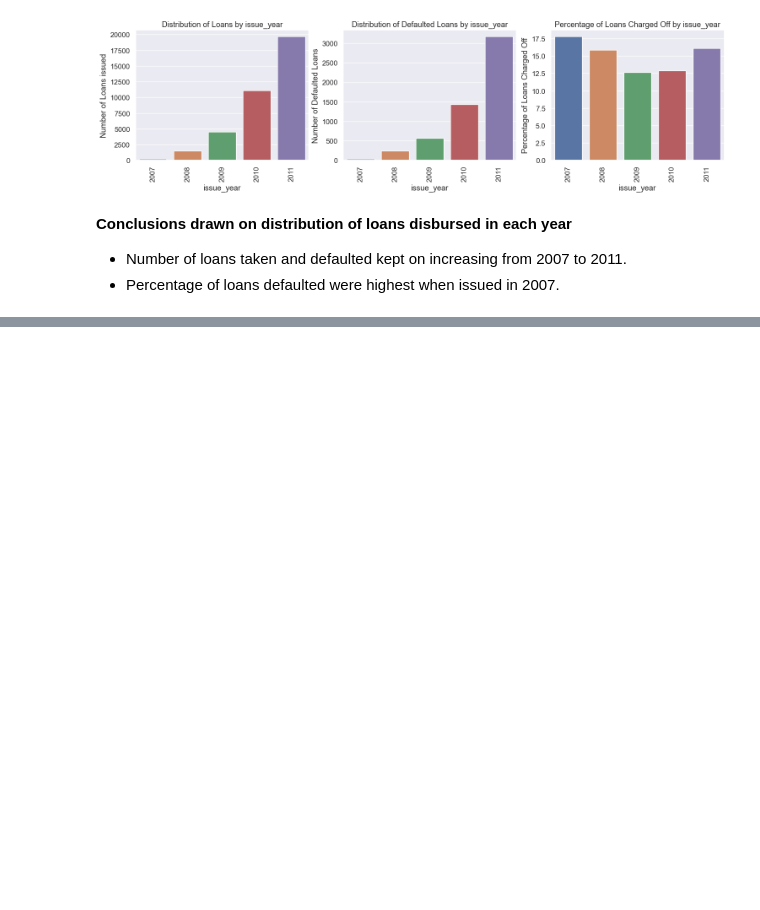
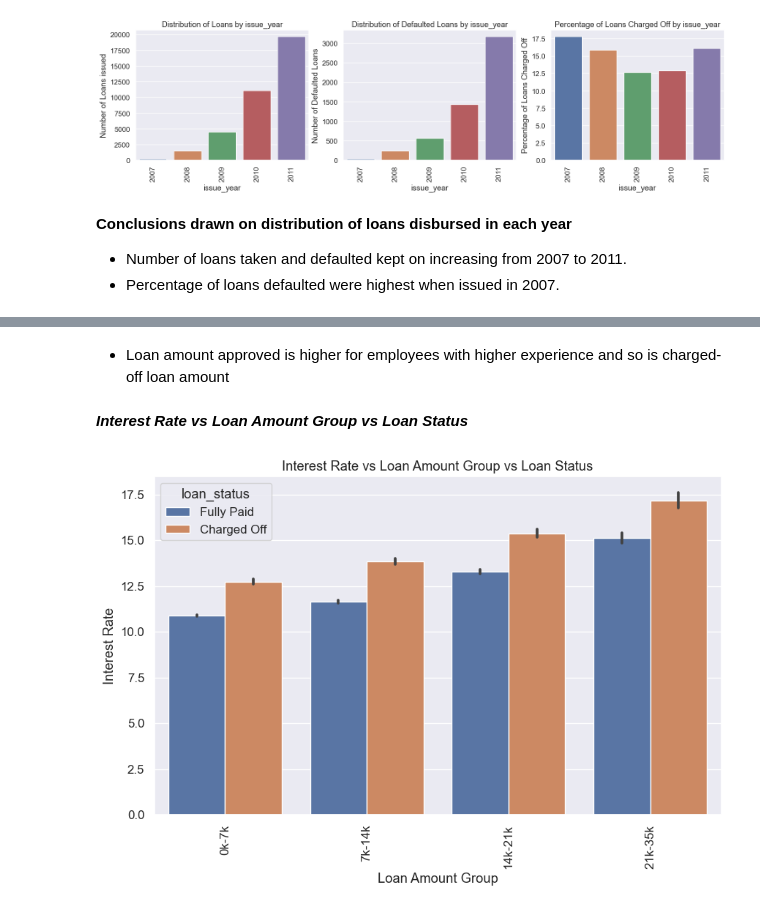
Before and after one commit to karthikgadepalli/LendingClubCaseStudy, a Jupyter notebook: LendingClubCaseStudyAnalysis.ipynb, the cells around one changed output, grey strips where cells are left out. Cells and saved outputs as stored; diff of their text form; code cells hidden in the pictures; blank space fills up the shorter version.

```diff
--- a/LendingClubCaseStudyAnalysis.ipynb
+++ b/LendingClubCaseStudyAnalysis.ipynb
@@ -1500,0 +1471,12 @@ Index(['id', 'loan_amnt', 'funded_amnt', 'funded_amnt_inv', 'term', 'int_rate',
+# %% [markdown]
+- Loan amount approved is higher for employees with higher experience and so is charged-off loan amount
+# %% [markdown]
+***Interest Rate vs Loan Amount Group vs Loan Status***
+# %%
+plt.figure(figsize=(10,6))
+ax = sns.barplot(x='loan_amnt_groups', y='int_rate', hue='loan_status', data=loandfNew)
+ax.set(xlabel='Loan Amount Group', ylabel='Interest Rate',title='Interest Rate vs Loan Amount Group vs Loan Status')
+plt.xticks(rotation=90)
+plt.show()
+# %% [output]
+[figure, added]
```
Also changed, not shown: parts of 24 cells of this notebook.
